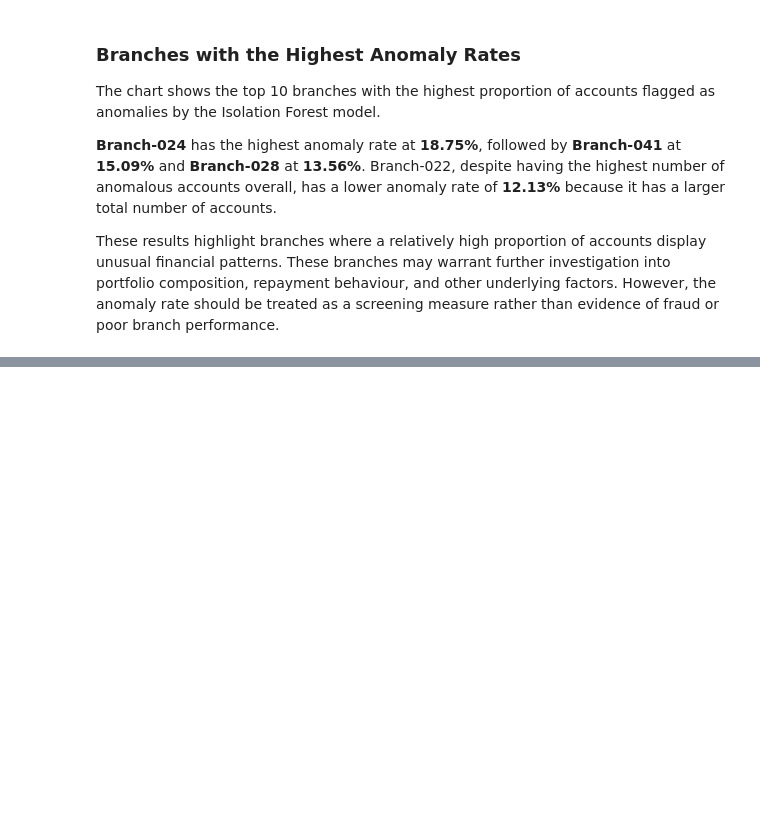
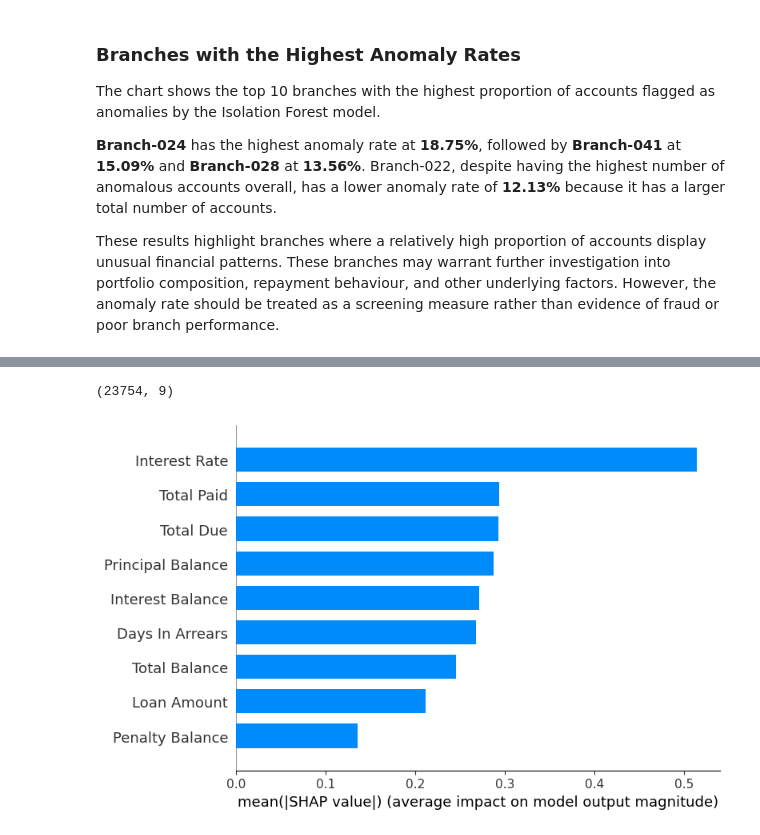
Before and after one commit to lemwaizz/DSFT_G6_Capstone, a Jupyter notebook: financial_dna.ipynb, the cells around one changed output, grey strips where cells are left out. Drawn from its saved outputs; the diff is of its cells as text; code cells hidden in the pictures; blank space fills up the shorter version.

Commit message:
Add SHAP explainability and save Isolation Forest model

```diff
--- a/financial_dna.ipynb
+++ b/financial_dna.ipynb
@@ -1485,0 +1559,22 @@ poor branch performance.
+# %%
+import shap
+
+explainer = shap.TreeExplainer(iso_forest)
+
+shap_values = explainer.shap_values(anomaly_data[anomaly_cols])
+
+assert len(shap_values) == len(anomaly_data), \
+    "SHAP values and anomaly_data are misaligned."
+# %%
+shap_values.shape
+# %% [output]
+(23754, 9)
+# %%
+#Which features matter most overall
+shap.summary_plot(
+    shap_values,
+    anomaly_data[anomaly_cols],
+    plot_type="bar"
+)
+# %% [output]
+[figure, added]
```
Also changed, not shown: parts of 18 cells of this notebook, 1 other file.
